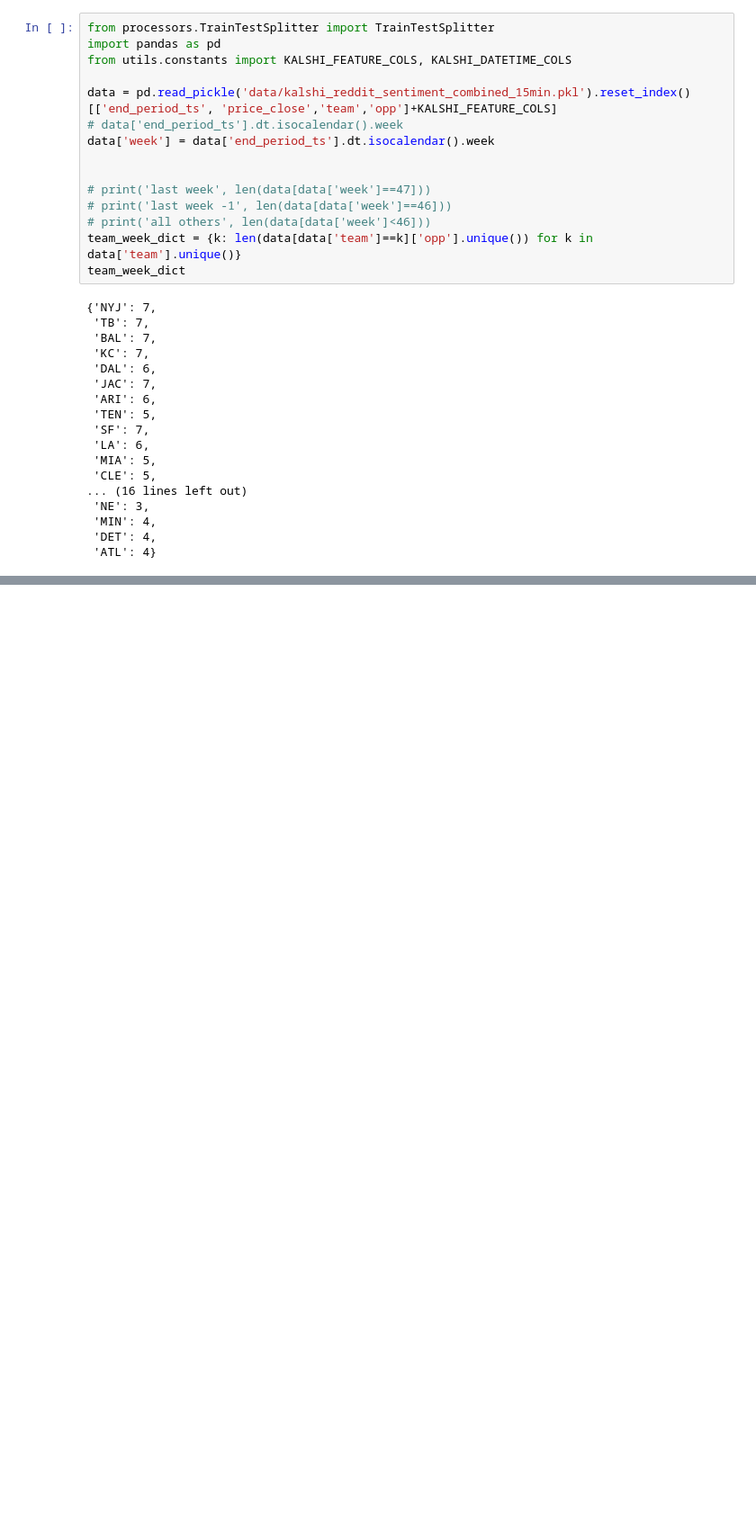
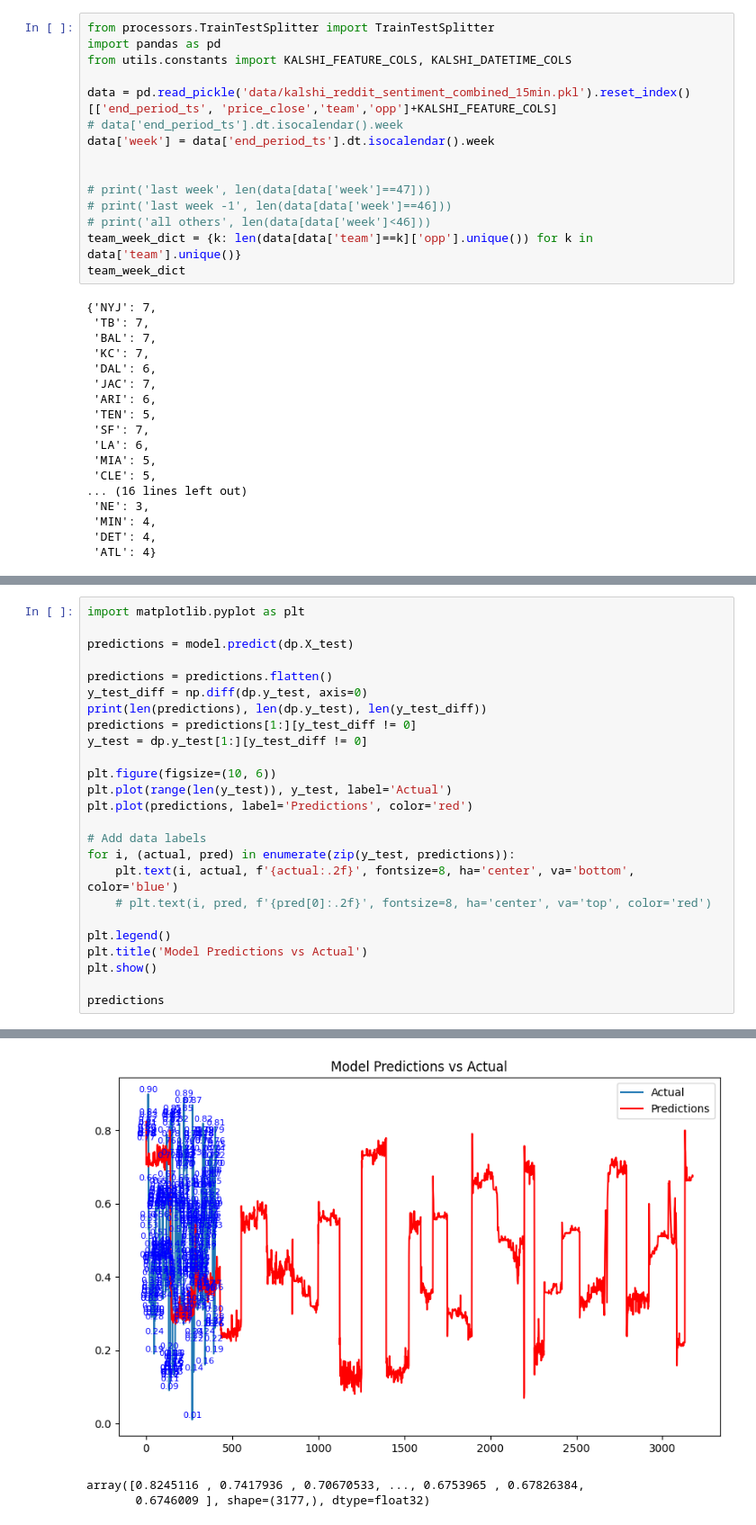
Before and after one commit to gtdlk20/cracking_nfl_kalshi, a Jupyter notebook: test.ipynb, the cells around one changed output, grey strips where cells are left out. Shown at 90% size. Saved outputs shown, nothing was run; the diff lists cells and outputs as text; blank space fills up the shorter version.

```diff
--- a/test.ipynb
+++ b/test.ipynb
@@ -285,0 +383,26 @@ team_week_dict
+# %%
+import matplotlib.pyplot as plt
+
+predictions = model.predict(dp.X_test)
+
+predictions = predictions.flatten()
+y_test_diff = np.diff(dp.y_test, axis=0)
+print(len(predictions), len(dp.y_test), len(y_test_diff))
+predictions = predictions[1:][y_test_diff != 0]
+y_test = dp.y_test[1:][y_test_diff != 0]
+
+plt.figure(figsize=(10, 6))
+plt.plot(range(len(y_test)), y_test, label='Actual')
+plt.plot(predictions, label='Predictions', color='red')
+
+# Add data labels
+for i, (actual, pred) in enumerate(zip(y_test, predictions)):
+    plt.text(i, actual, f'{actual:.2f}', fontsize=8, ha='center', va='bottom', color='blue')
+    # plt.text(i, pred, f'{pred[0]:.2f}', fontsize=8, ha='center', va='top', color='red')
+
+plt.legend()
+plt.title('Model Predictions vs Actual')
+plt.show()
+
+predictions
+# %% [output]
@@ -285,0 +411,3 @@ team_week_dict
+[figure, added]
+array([0.8245116 , 0.7417936 , 0.70670533, ..., 0.6753965 , 0.67826384,
+       0.6746009 ], shape=(3177,), dtype=float32)
```
Also changed, not shown: parts of 7 cells of this notebook, 2 other files.
